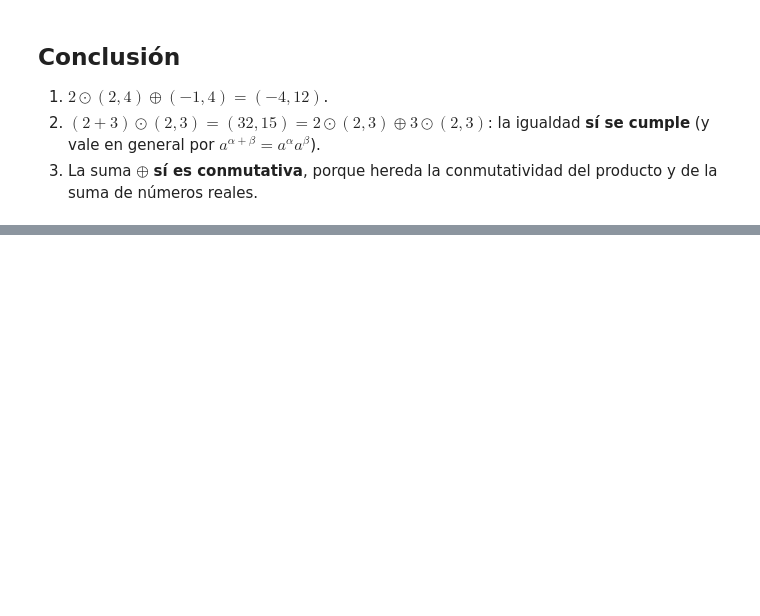
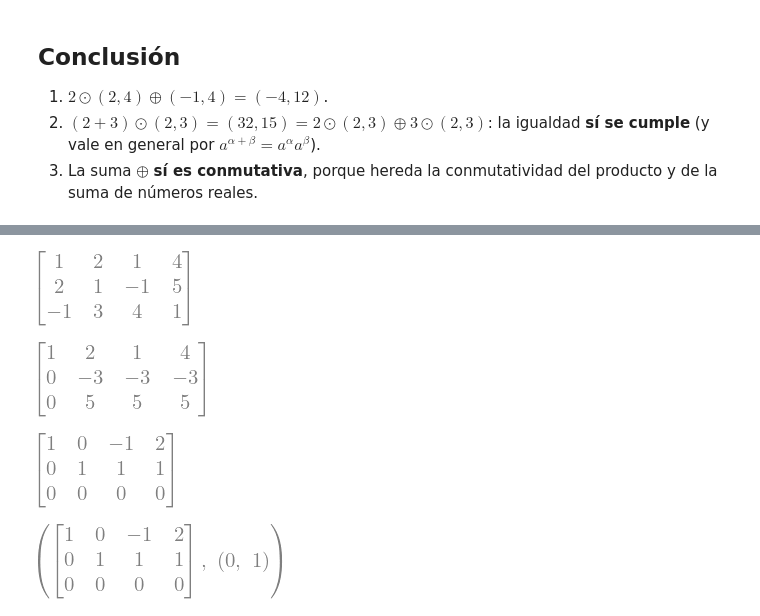
Before and after one commit to arleyfernandotorresgalindo/AL_2026_02, a Jupyter notebook: Quices/Cuaderno1.ipynb, the cells around one changed output, grey strips where cells are left out. Saved outputs shown, nothing was run; the diff lists cells and outputs as text; code cells hidden in the pictures; blank space fills up the shorter version.

```diff
--- a/Quices/Cuaderno1.ipynb
+++ b/Quices/Cuaderno1.ipynb
@@ -403,0 +425,22 @@ print("¿Conmutativa?", all(sp.simplify(x - y) == 0 for x, y in zip(uv, vu)))
+# %%
+A = sp.Matrix([[1,2,1,4], [2,1,-1,5], [-1,3,4,1]])
+A
+# %% [output]
+[figure, added]
+# %%
+A[1,:] = A[1,:] - 2*A[0,:]
+A[2,:] = A[2,:] + 1*A[0,:]
+A
+# %% [output]
+[figure, added]
+# %%
+A[1,:] = A[1,:]/-3
+A[0,:] = A[0,:] - 2*A[1,:]
+A[2,:] = A[2,:] - 5*A[1,:]
+A
+# %% [output]
+[figure, added]
+# %%
+A.rref()
+# %% [output]
+[figure, added]
```
Also changed, not shown: parts of 3 cells of this notebook, 2 other files.
